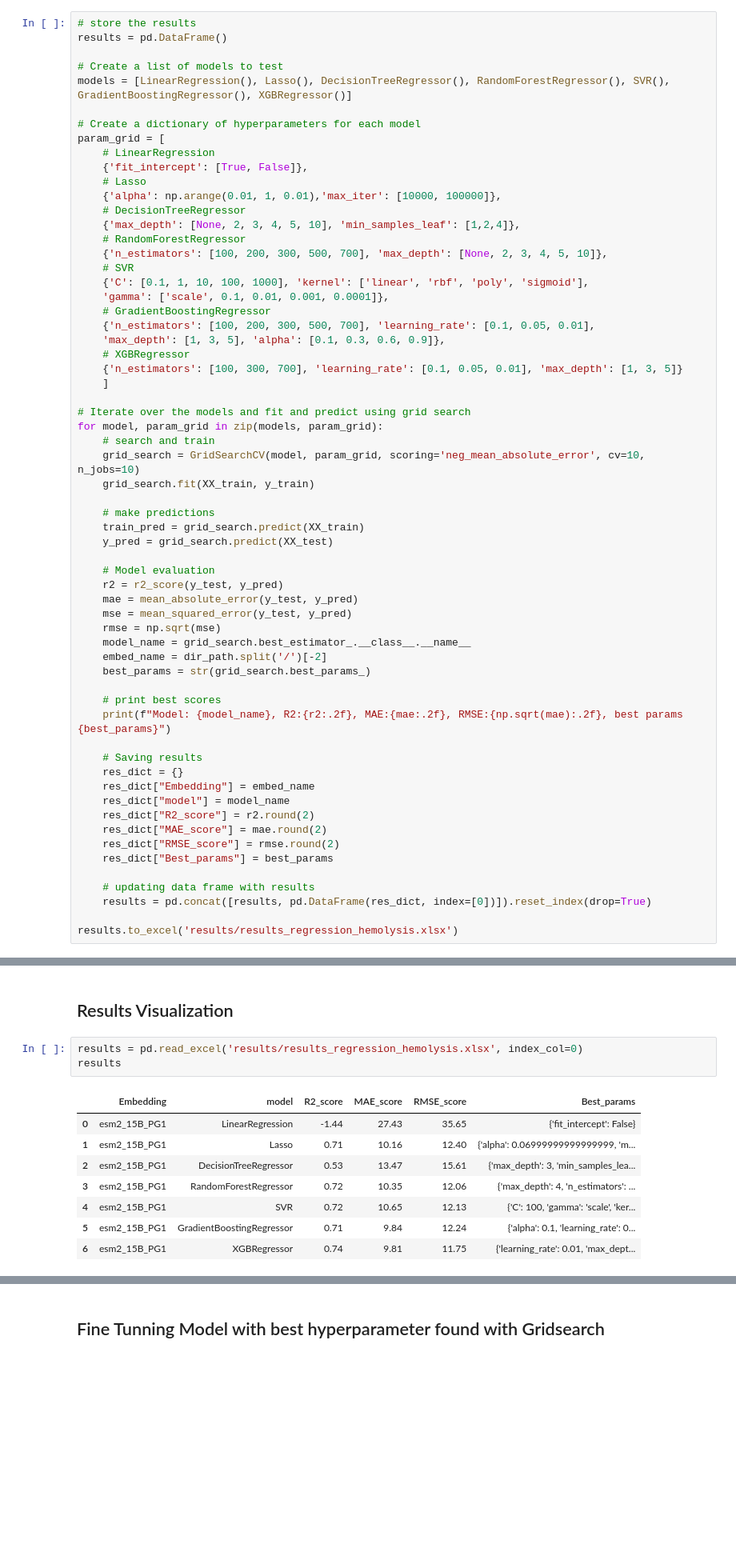
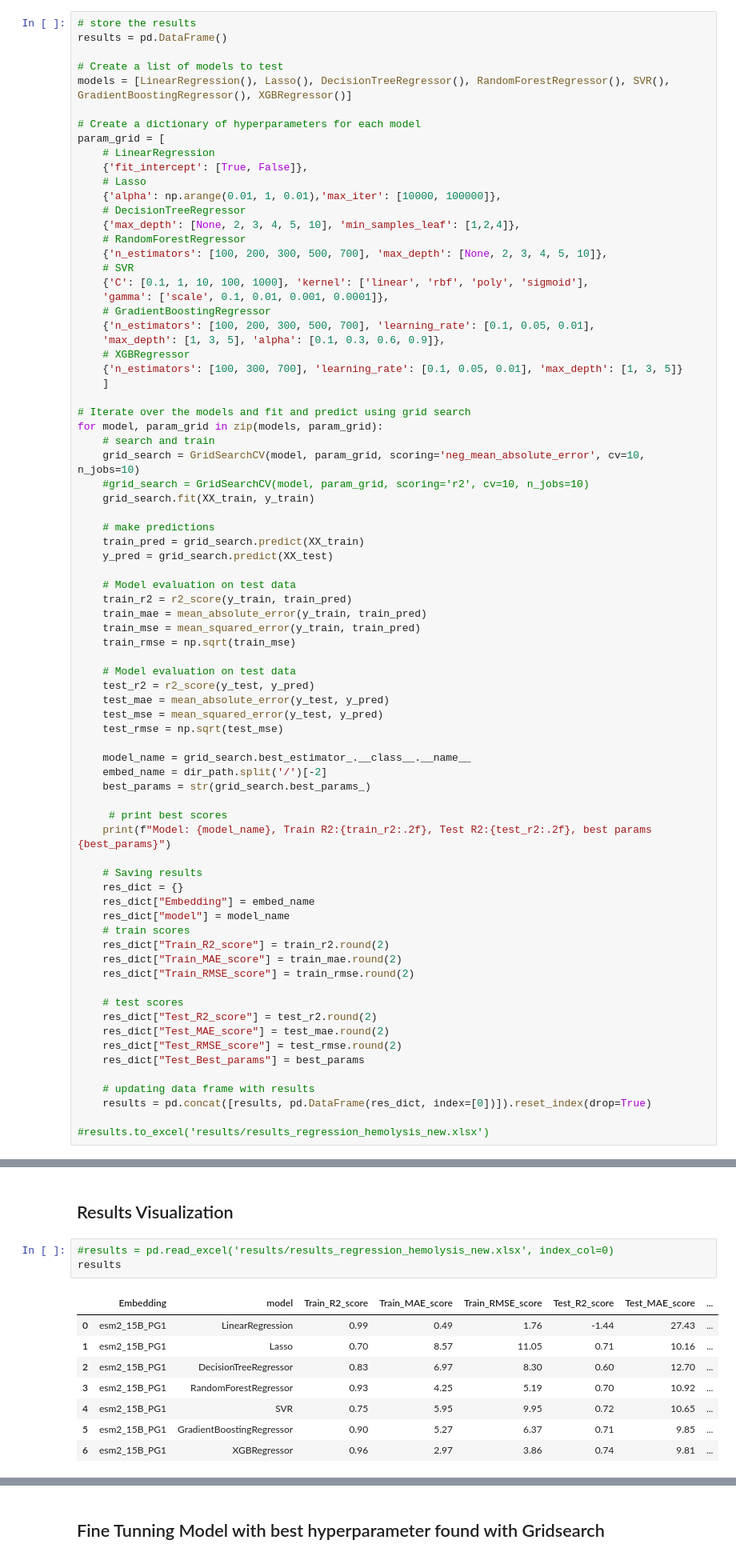
Before and after one commit to ziul-bio/DMS_ML_AMP, a Jupyter notebook: 04_hemolysis_model.ipynb, the cells around one changed output, grey strips where cells are left out. Shown at 80% size. Drawn from its saved outputs; the diff is of its cells as text; blank space fills up the shorter version.

```diff
--- a/04_hemolysis_model.ipynb
+++ b/04_hemolysis_model.ipynb
@@ -203,35 +205,49 @@ param_grid = [
 for model, param_grid in zip(models, param_grid):
     # search and train
     grid_search = GridSearchCV(model, param_grid, scoring='neg_mean_absolute_error', cv=10, n_jobs=10)
+    #grid_search = GridSearchCV(model, param_grid, scoring='r2', cv=10, n_jobs=10)
     grid_search.fit(XX_train, y_train)
 
     # make predictions
     train_pred = grid_search.predict(XX_train)
     y_pred = grid_search.predict(XX_test)
 
-    # Model evaluation
-    r2 = r2_score(y_test, y_pred)
-    mae = mean_absolute_error(y_test, y_pred)
-    mse = mean_squared_error(y_test, y_pred)
-    rmse = np.sqrt(mse)
+    # Model evaluation on test data
+    train_r2 = r2_score(y_train, train_pred)
+    train_mae = mean_absolute_error(y_train, train_pred)
+    train_mse = mean_squared_error(y_train, train_pred)
+    train_rmse = np.sqrt(train_mse)
+
+    # Model evaluation on test data
+    test_r2 = r2_score(y_test, y_pred)
+    test_mae = mean_absolute_error(y_test, y_pred)
+    test_mse = mean_squared_error(y_test, y_pred)
+    test_rmse = np.sqrt(test_mse)
+
     model_name = grid_search.best_estimator_.__class__.__name__
     embed_name = dir_path.split('/')[-2]
     best_params = str(grid_search.best_params_)
 
-    # print best scores
-    print(f"Model: {model_name}, R2:{r2:.2f}, MAE:{mae:.2f}, RMSE:{np.sqrt(mae):.2f}, best params {best_params}")
+     # print best scores
+    print(f"Model: {model_name}, Train R2:{train_r2:.2f}, Test R2:{test_r2:.2f}, best params {best_params}")
 
     # Saving results
     res_dict = {}
     res_dict["Embedding"] = embed_name
     res_dict["model"] = model_name
-    res_dict["R2_score"] = r2.round(2)
-    res_dict["MAE_score"] = mae.round(2)
-    res_dict["RMSE_score"] = rmse.round(2)
-    res_dict["Best_params"] = best_params
+    # train scores
+    res_dict["Train_R2_score"] = train_r2.round(2)
+    res_dict["Train_MAE_score"] = train_mae.round(2)
+    res_dict["Train_RMSE_score"] = train_rmse.round(2)
+
+    # test scores
+    res_dict["Test_R2_score"] = test_r2.round(2)
+    res_dict["Test_MAE_score"] = test_mae.round(2)
+    res_dict["Test_RMSE_score"] = test_rmse.round(2)
+    res_dict["Test_Best_params"] = best_params
 
     # updating data frame with results
     results = pd.concat([results, pd.DataFrame(res_dict, index=[0])]).reset_index(drop=True)
 
-results.to_excel('results/results_regression_hemolysis.xlsx')
+#results.to_excel('results/results_regression_hemolysis_new.xlsx')
 # %% [output]
@@ -245,14 +261,14 @@ Model: XGBRegressor, R2:0.74, MAE:9.81, RMSE:3.13, best params {'learning_rate':
 # %% [markdown]
 ## Results Visualization
 # %%
-results = pd.read_excel('results/results_regression_hemolysis.xlsx', index_col=0)
+#results = pd.read_excel('results/results_regression_hemolysis_new.xlsx', index_col=0)
 results
 # %% [output]
-|  | Embedding | model | R2_score | MAE_score | RMSE_score | Best_params |
-| 0 | esm2_15B_PG1 | LinearRegression | -1.44 | 27.43 | 35.65 | {'fit_intercept': False} |
-| 1 | esm2_15B_PG1 | Lasso | 0.71 | 10.16 | 12.40 | {'alpha': 0.06999999999999999, 'm... |
-| 2 | esm2_15B_PG1 | DecisionTreeRegressor | 0.53 | 13.47 | 15.61 | {'max_depth': 3, 'min_samples_lea... |
-| 3 | esm2_15B_PG1 | RandomForestRegressor | 0.72 | 10.35 | 12.06 | {'max_depth': 4, 'n_estimators': ... |
-| 4 | esm2_15B_PG1 | SVR | 0.72 | 10.65 | 12.13 | {'C': 100, 'gamma': 'scale', 'ker... |
-| 5 | esm2_15B_PG1 | GradientBoostingRegressor | 0.71 | 9.84 | 12.24 | {'alpha': 0.1, 'learning_rate': 0... |
-| 6 | esm2_15B_PG1 | XGBRegressor | 0.74 | 9.81 | 11.75 | {'learning_rate': 0.01, 'max_dept... |
+|  | Embedding | model | Train_R2_score | Train_MAE_score | Train_RMSE_score | Test_R2_score | Test_MAE_score | ... |
+| 0 | esm2_15B_PG1 | LinearRegression | 0.99 | 0.49 | 1.76 | -1.44 | 27.43 | ... |
+| 1 | esm2_15B_PG1 | Lasso | 0.70 | 8.57 | 11.05 | 0.71 | 10.16 | ... |
+| 2 | esm2_15B_PG1 | DecisionTreeRegressor | 0.83 | 6.97 | 8.30 | 0.60 | 12.70 | ... |
+| 3 | esm2_15B_PG1 | RandomForestRegressor | 0.93 | 4.25 | 5.19 | 0.70 | 10.92 | ... |
+| 4 | esm2_15B_PG1 | SVR | 0.75 | 5.95 | 9.95 | 0.72 | 10.65 | ... |
+| 5 | esm2_15B_PG1 | GradientBoostingRegressor | 0.90 | 5.27 | 6.37 | 0.71 | 9.85 | ... |
+| 6 | esm2_15B_PG1 | XGBRegressor | 0.96 | 2.97 | 3.86 | 0.74 | 9.81 | ... |
```
Also changed, not shown: parts of 11 cells of this notebook.
